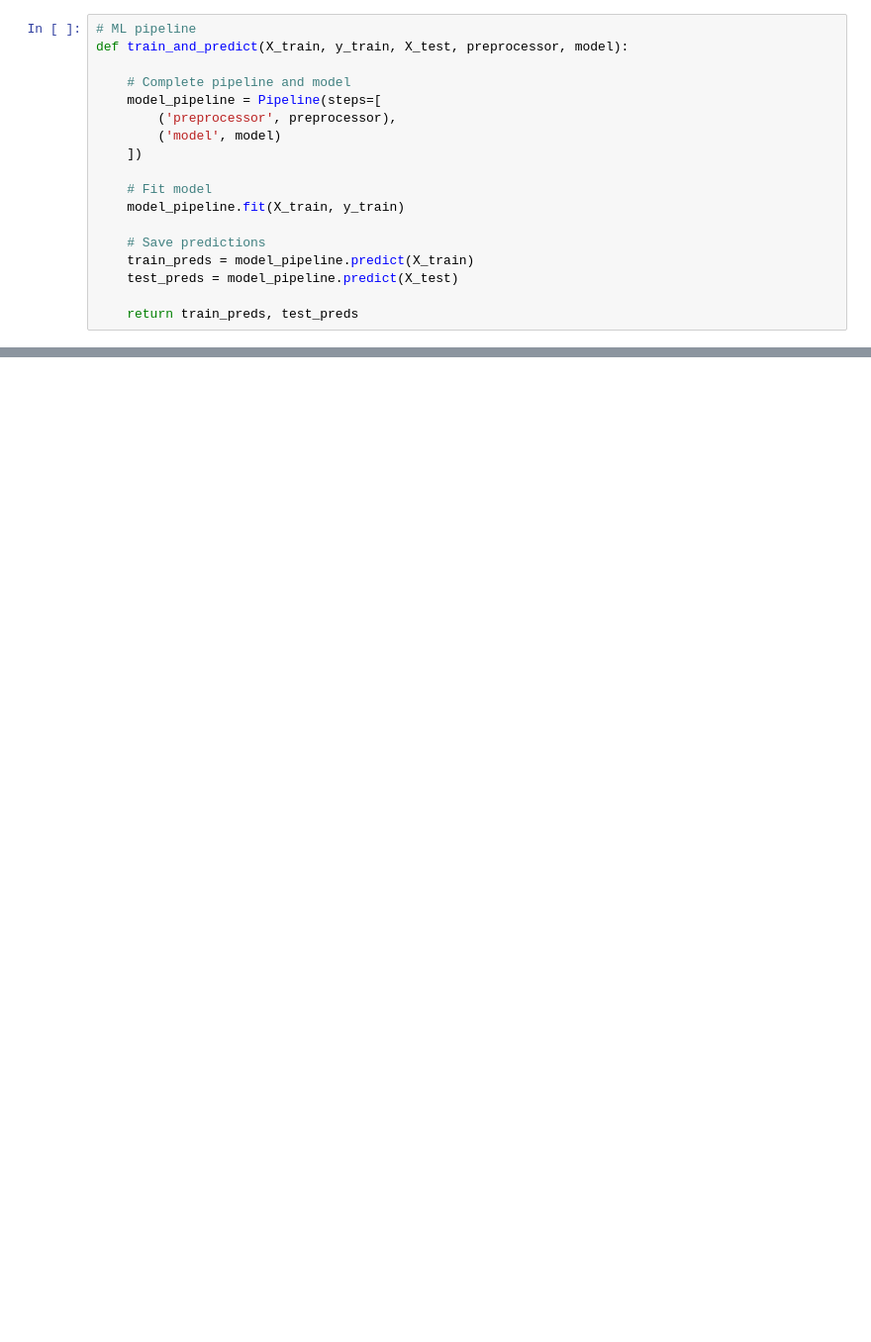
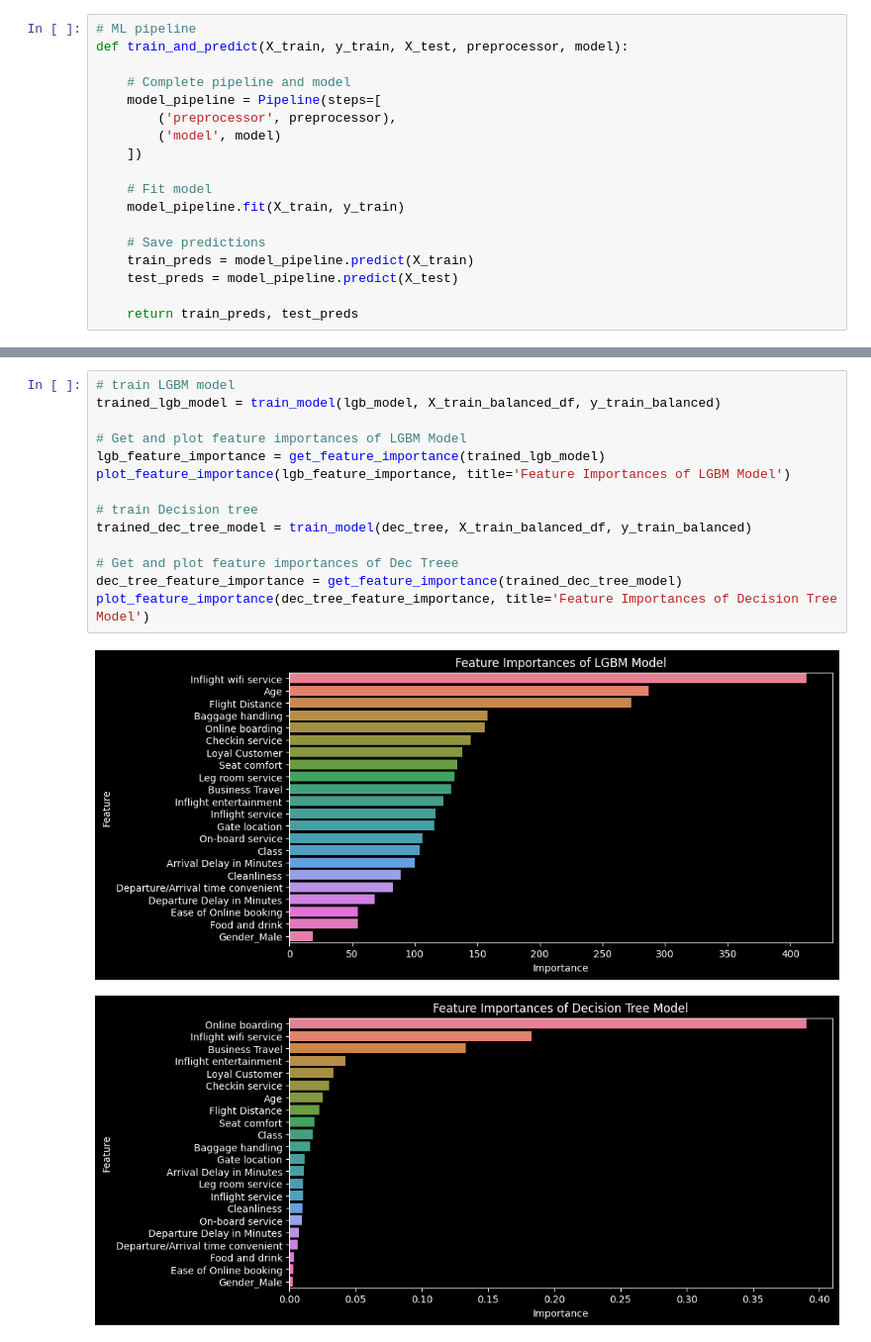
Before and after one commit to robinrolandtumambing/2.machine_learning, a Jupyter notebook: notebooks/ml.ipynb, the cells around one changed output, grey strips where cells are left out. Shown at 99% size. Drawn from its saved outputs; the diff is of its cells as text; blank space fills up the shorter version.

```diff
--- a/notebooks/ml.ipynb
+++ b/notebooks/ml.ipynb
@@ -244,0 +375,17 @@ train_report, test_report = evaluate_model(lgb_model, X_train_balanced_df, y_tra
+# %%
+# train LGBM model
+trained_lgb_model = train_model(lgb_model, X_train_balanced_df, y_train_balanced)
+
+# Get and plot feature importances of LGBM Model
+lgb_feature_importance = get_feature_importance(trained_lgb_model)
+plot_feature_importance(lgb_feature_importance, title='Feature Importances of LGBM Model')
+
+# train Decision tree
+trained_dec_tree_model = train_model(dec_tree, X_train_balanced_df, y_train_balanced)
+
+# Get and plot feature importances of Dec Treee
+dec_tree_feature_importance = get_feature_importance(trained_dec_tree_model)
+plot_feature_importance(dec_tree_feature_importance, title='Feature Importances of Decision Tree Model')
+# %% [output]
+[figure, added]
+[figure, added]
```
Also changed, not shown: parts of 12 cells of this notebook, 3 other files.
